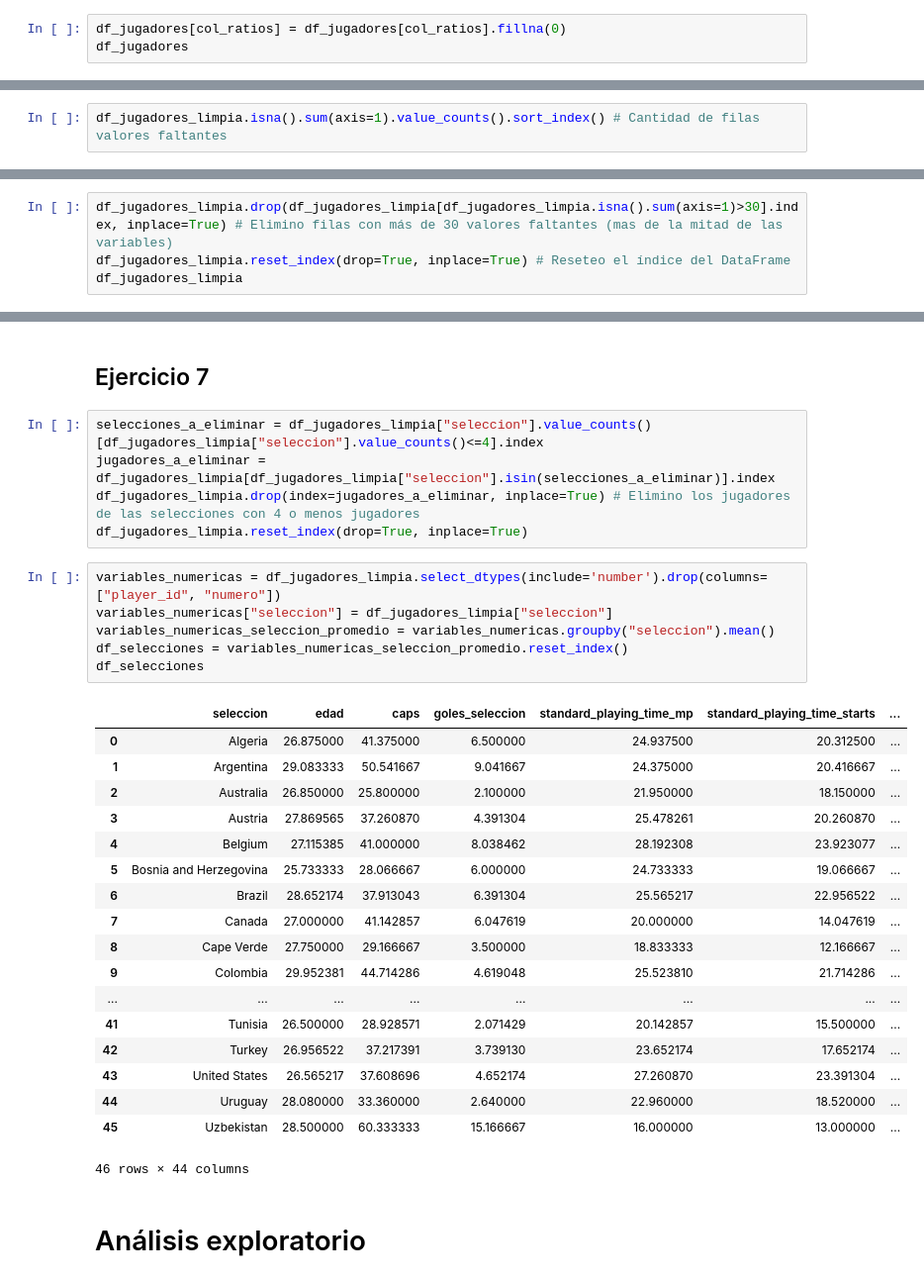
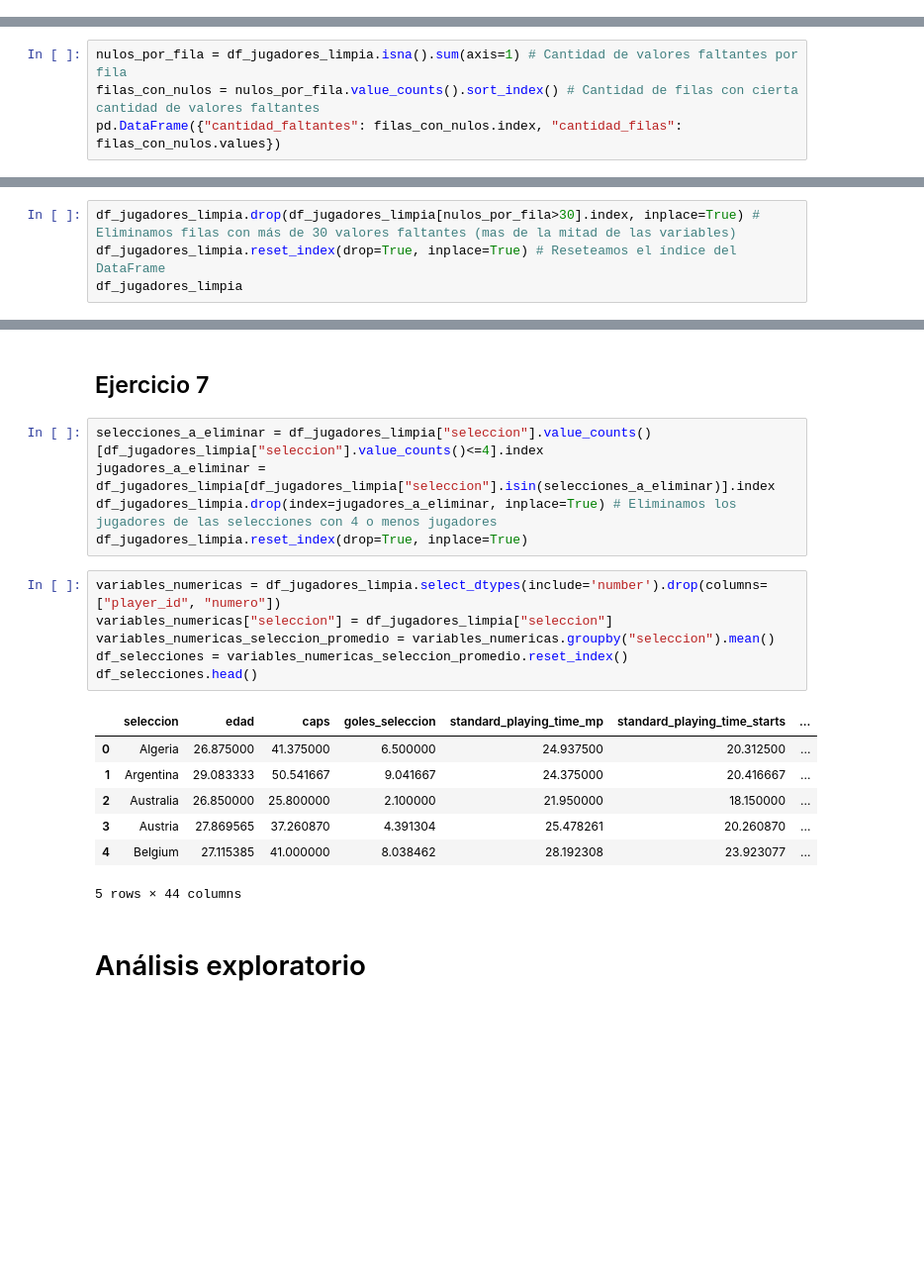
Before and after one commit to vinpalonsky/tp-labo-de-datos, a Jupyter notebook: vincenzo_palonsky-azul_soldani-francisco_amato.ipynb, the cells around one changed output, grey strips where cells are left out. Shown at 99% size. Drawn from its saved outputs; the diff is of its cells as text; blank space fills up the shorter version.

```diff
--- a/vincenzo_palonsky-azul_soldani-francisco_amato.ipynb
+++ b/vincenzo_palonsky-azul_soldani-francisco_amato.ipynb
@@ -159,3 +148,0 @@ dtype: int64
-# %%
-df_jugadores[col_ratios] = df_jugadores[col_ratios].fillna(0)
-df_jugadores
@@ -230,5 +204,7 @@ df_jugadores_limpia.columns.size
 # %% [output]
 60
 # %%
-df_jugadores_limpia.isna().sum(axis=1).value_counts().sort_index() # Cantidad de filas valores faltantes
+nulos_por_fila = df_jugadores_limpia.isna().sum(axis=1) # Cantidad de valores faltantes por fila
+filas_con_nulos = nulos_por_fila.value_counts().sort_index() # Cantidad de filas con cierta cantidad de valores faltantes
+pd.DataFrame({"cantidad_faltantes": filas_con_nulos.index, "cantidad_filas": filas_con_nulos.values})
 # %% [output]
@@ -245,6 +221,6 @@ Name: count, dtype: int64
 # %%
-df_jugadores_limpia.drop(df_jugadores_limpia[df_jugadores_limpia.isna().sum(axis=1)>30].index, inplace=True) # Elimino filas con más de 30 valores faltantes (mas de la mitad de las variables)
-df_jugadores_limpia.reset_index(drop=True, inplace=True) # Reseteo el índice del DataFrame
+df_jugadores_limpia.drop(df_jugadores_limpia[nulos_por_fila>30].index, inplace=True) # Eliminamos filas con más de 30 valores faltantes (mas de la mitad de las variables)
+df_jugadores_limpia.reset_index(drop=True, inplace=True) # Reseteamos el índice del DataFrame
 df_jugadores_limpia
 # %% [output]
 |  | player_id | seleccion | numero | posicion | jugador | fecha_nac | edad | caps | goles_seleccion | ... |
@@ -330,33 +306,22 @@ Cantidad de variables numericas: 45
 # %%
 selecciones_a_eliminar = df_jugadores_limpia["seleccion"].value_counts()[df_jugadores_limpia["seleccion"].value_counts()<=4].index
 jugadores_a_eliminar = df_jugadores_limpia[df_jugadores_limpia["seleccion"].isin(selecciones_a_eliminar)].index
-df_jugadores_limpia.drop(index=jugadores_a_eliminar, inplace=True) # Elimino los jugadores de las selecciones con 4 o menos jugadores
+df_jugadores_limpia.drop(index=jugadores_a_eliminar, inplace=True) # Eliminamos los jugadores de las selecciones con 4 o menos jugadores
 df_jugadores_limpia.reset_index(drop=True, inplace=True)
 # %%
 variables_numericas = df_jugadores_limpia.select_dtypes(include='number').drop(columns=["player_id", "numero"])
 variables_numericas["seleccion"] = df_jugadores_limpia["seleccion"]
 variables_numericas_seleccion_promedio = variables_numericas.groupby("seleccion").mean()
 df_selecciones = variables_numericas_seleccion_promedio.reset_index()
-df_selecciones
+df_selecciones.head()
 # %% [output]
 |  | seleccion | edad | caps | goles_seleccion | standard_playing_time_mp | standard_playing_time_starts | ... |
 | 0 | Algeria | 26.875000 | 41.375000 | 6.500000 | 24.937500 | 20.312500 | ... |
 | 1 | Argentina | 29.083333 | 50.541667 | 9.041667 | 24.375000 | 20.416667 | ... |
 | 2 | Australia | 26.850000 | 25.800000 | 2.100000 | 21.950000 | 18.150000 | ... |
 | 3 | Austria | 27.869565 | 37.260870 | 4.391304 | 25.478261 | 20.260870 | ... |
 | 4 | Belgium | 27.115385 | 41.000000 | 8.038462 | 28.192308 | 23.923077 | ... |
-| 5 | Bosnia and Herzegovina | 25.733333 | 28.066667 | 6.000000 | 24.733333 | 19.066667 | ... |
-| 6 | Brazil | 28.652174 | 37.913043 | 6.391304 | 25.565217 | 22.956522 | ... |
-| 7 | Canada | 27.000000 | 41.142857 | 6.047619 | 20.000000 | 14.047619 | ... |
-| 8 | Cape Verde | 27.750000 | 29.166667 | 3.500000 | 18.833333 | 12.166667 | ... |
-| 9 | Colombia | 29.952381 | 44.714286 | 4.619048 | 25.523810 | 21.714286 | ... |
-| ... | ... | ... | ... | ... | ... | ... | ... |
-| 41 | Tunisia | 26.500000 | 28.928571 | 2.071429 | 20.142857 | 15.500000 | ... |
-| 42 | Turkey | 26.956522 | 37.217391 | 3.739130 | 23.652174 | 17.652174 | ... |
-| 43 | United States | 26.565217 | 37.608696 | 4.652174 | 27.260870 | 23.391304 | ... |
-| 44 | Uruguay | 28.080000 | 33.360000 | 2.640000 | 22.960000 | 18.520000 | ... |
-| 45 | Uzbekistan | 28.500000 | 60.333333 | 15.166667 | 16.000000 | 13.000000 | ... |
-46 rows × 44 columns
+5 rows × 44 columns
 # %% [markdown]
 # Análisis exploratorio
 # %% [markdown]
```
Also changed, not shown: parts of 65 cells of this notebook, 1 other file.
